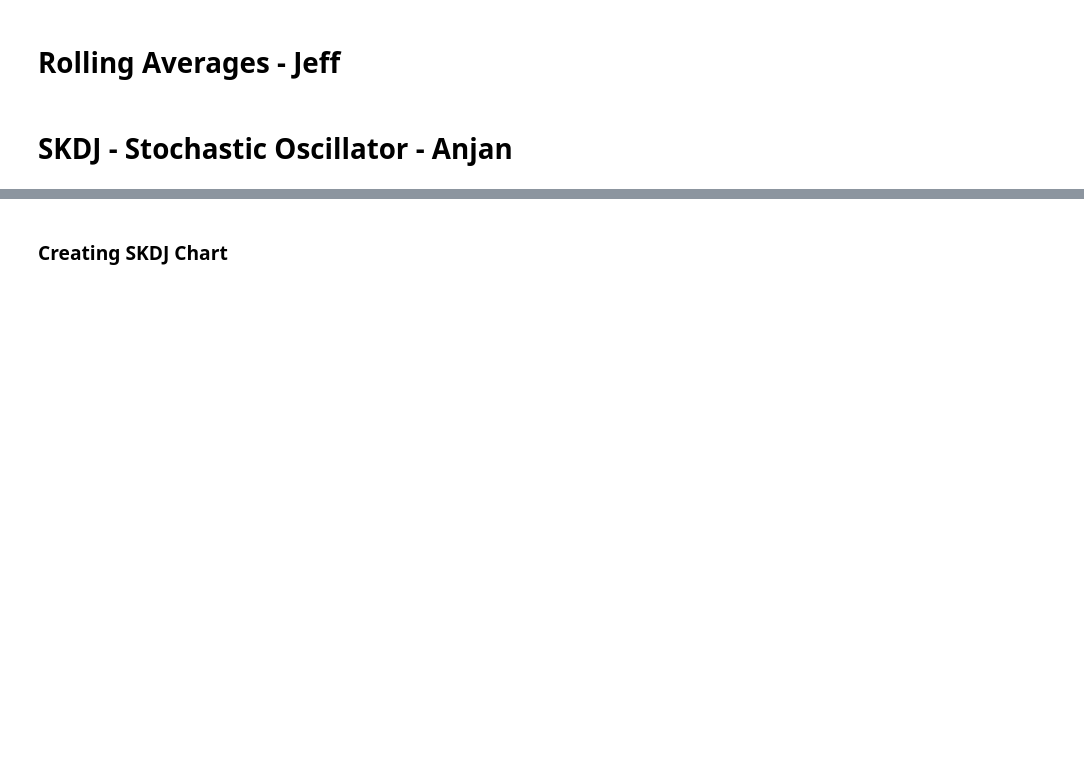
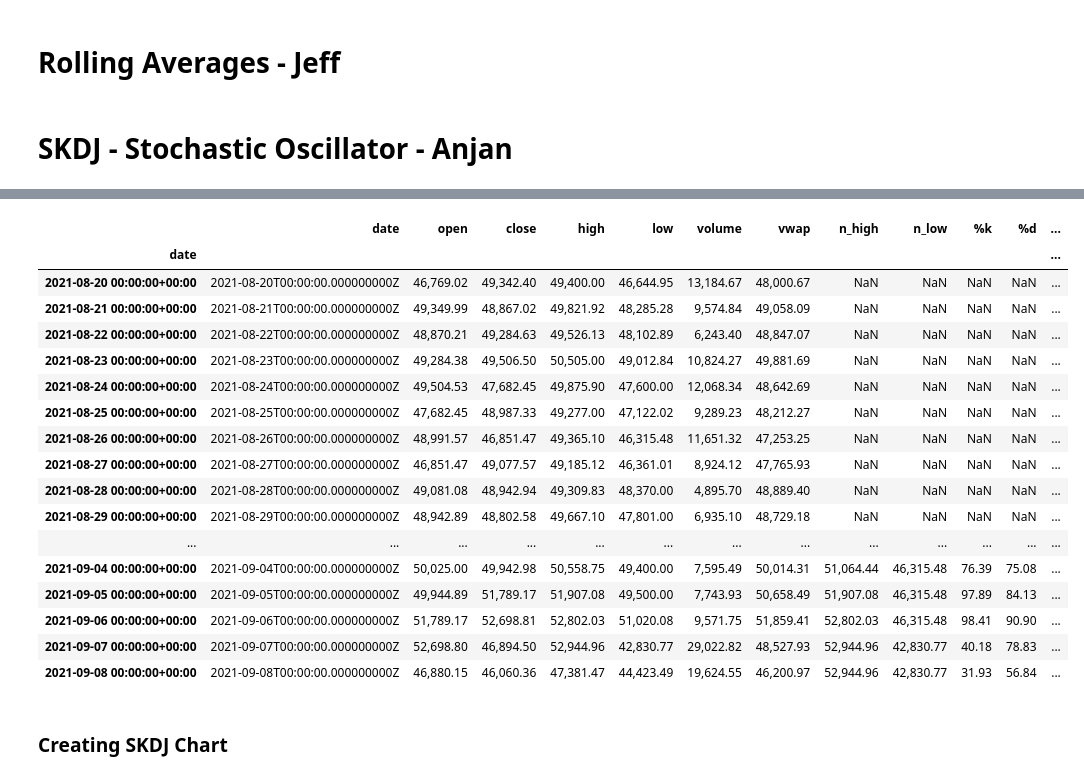
Before and after one commit to jeffreycfwang/p1t3, a Jupyter notebook: V_Wap.ipynb, the cells around one changed output, grey strips where cells are left out. Cells and saved outputs as stored; diff of their text form; code cells hidden in the pictures; blank space fills up the shorter version.

```diff
--- a/V_Wap.ipynb
+++ b/V_Wap.ipynb
@@ -171,38 +228,73 @@ skdj_df.head()
 #     signal = 0
 #     skdj_signal = []
 
 #     for i in range(len(rsi)):
 #         if skdj_df['%k'][i] < 20: #When the calculated skdj is less than 20 creates a buy signal
 #             if signal != 1:
 #                 buy_price.append(prices[i])
 #                 sell_price.append(np.nan)
 #                 signal = 1
-#                 rsi_signal.append(signal) #A value of 1 would reflect the signal to buy
+#                 skdj_signal.append(signal) #A value of 1 would reflect the signal to buy
 #             else:
 #                 buy_price.append(np.nan)
 #                 sell_price.append(np.nan)
 #                 signal = 0
-#                 rsi_signal.append(0) #A value of 0 reflects a neautral postion
+#                 skdj_signal.append(0) #A value of 0 reflects a neautral postion
 
 #         elif skdj_df['rsi_14'][i] > 70: #When the calculted rsi is greater than 70 creates a sell signal
 #             if signal != -1:
 #                 buy_price.append(np.nan)
 #                 sell_price.append(prices[i])
 #                 signal = -1
-#                 rsi_signal.append(signal) #A value of -1 would refelct a signal to sell
+#                 skdj_signal.append(signal) #A value of -1 would refelct a signal to sell
 
 #             else:
 #                 buy_price.append(np.nan)
 #                 sell_price.append(np.nan)
 #                 signal = 0
-#                 rsi_signal.append(0)
+#                 skdj_signal.append(0)
 #         else:
 #             buy_price.append(np.nan)
 #             sell_price.append(np.nan)
-#             rsi_signal.append(0)
+#             skdj_signal.append(0)
 
 
 #     return buy_price, sell_price, rsi_signal
+
+
+#BUY // SELL INDICATORS
+
+# append upper sell limit
+skdj_df["sell_limit"] = 80
+
+# append lower buy limit
+skdj_df["buy_limit"] = 20
+
+# append buy / sell signal
+skdj_df.loc[skdj_df['%k'] < .5, 'skdj_signal'] = 1
+skdj_df.loc[skdj_df['%k'] > 4, 'skdj_signal'] = -1
+skdj_df.loc[skdj_df['%k'].between(.5, 4) , 'skdj_signal'] = 0
+
+skdj_df.head(20)
+# %% [output]
+|  | date | open | close | high | low | volume | vwap | n_high | n_low | %k | %d | ... |
+| date |  |  |  |  |  |  |  |  |  |  |  | ... |
+| 2021-08-20 00:00:00+00:00 | 2021-08-20T00:00:00.000000000Z | 46,769.02 | 49,342.40 | 49,400.00 | 46,644.95 | 13,184.67 | 48,000.67 | NaN | NaN | NaN | NaN | ... |
+| 2021-08-21 00:00:00+00:00 | 2021-08-21T00:00:00.000000000Z | 49,349.99 | 48,867.02 | 49,821.92 | 48,285.28 | 9,574.84 | 49,058.09 | NaN | NaN | NaN | NaN | ... |
+| 2021-08-22 00:00:00+00:00 | 2021-08-22T00:00:00.000000000Z | 48,870.21 | 49,284.63 | 49,526.13 | 48,102.89 | 6,243.40 | 48,847.07 | NaN | NaN | NaN | NaN | ... |
+| 2021-08-23 00:00:00+00:00 | 2021-08-23T00:00:00.000000000Z | 49,284.38 | 49,506.50 | 50,505.00 | 49,012.84 | 10,824.27 | 49,881.69 | NaN | NaN | NaN | NaN | ... |
+| 2021-08-24 00:00:00+00:00 | 2021-08-24T00:00:00.000000000Z | 49,504.53 | 47,682.45 | 49,875.90 | 47,600.00 | 12,068.34 | 48,642.69 | NaN | NaN | NaN | NaN | ... |
+| 2021-08-25 00:00:00+00:00 | 2021-08-25T00:00:00.000000000Z | 47,682.45 | 48,987.33 | 49,277.00 | 47,122.02 | 9,289.23 | 48,212.27 | NaN | NaN | NaN | NaN | ... |
+| 2021-08-26 00:00:00+00:00 | 2021-08-26T00:00:00.000000000Z | 48,991.57 | 46,851.47 | 49,365.10 | 46,315.48 | 11,651.32 | 47,253.25 | NaN | NaN | NaN | NaN | ... |
+| 2021-08-27 00:00:00+00:00 | 2021-08-27T00:00:00.000000000Z | 46,851.47 | 49,077.57 | 49,185.12 | 46,361.01 | 8,924.12 | 47,765.93 | NaN | NaN | NaN | NaN | ... |
+| 2021-08-28 00:00:00+00:00 | 2021-08-28T00:00:00.000000000Z | 49,081.08 | 48,942.94 | 49,309.83 | 48,370.00 | 4,895.70 | 48,889.40 | NaN | NaN | NaN | NaN | ... |
+| 2021-08-29 00:00:00+00:00 | 2021-08-29T00:00:00.000000000Z | 48,942.89 | 48,802.58 | 49,667.10 | 47,801.00 | 6,935.10 | 48,729.18 | NaN | NaN | NaN | NaN | ... |
+| ... | ... | ... | ... | ... | ... | ... | ... | ... | ... | ... | ... | ... |
+| 2021-09-04 00:00:00+00:00 | 2021-09-04T00:00:00.000000000Z | 50,025.00 | 49,942.98 | 50,558.75 | 49,400.00 | 7,595.49 | 50,014.31 | 51,064.44 | 46,315.48 | 76.39 | 75.08 | ... |
+| 2021-09-05 00:00:00+00:00 | 2021-09-05T00:00:00.000000000Z | 49,944.89 | 51,789.17 | 51,907.08 | 49,500.00 | 7,743.93 | 50,658.49 | 51,907.08 | 46,315.48 | 97.89 | 84.13 | ... |
+| 2021-09-06 00:00:00+00:00 | 2021-09-06T00:00:00.000000000Z | 51,789.17 | 52,698.81 | 52,802.03 | 51,020.08 | 9,571.75 | 51,859.41 | 52,802.03 | 46,315.48 | 98.41 | 90.90 | ... |
+| 2021-09-07 00:00:00+00:00 | 2021-09-07T00:00:00.000000000Z | 52,698.80 | 46,894.50 | 52,944.96 | 42,830.77 | 29,022.82 | 48,527.93 | 52,944.96 | 42,830.77 | 40.18 | 78.83 | ... |
+| 2021-09-08 00:00:00+00:00 | 2021-09-08T00:00:00.000000000Z | 46,880.15 | 46,060.36 | 47,381.47 | 44,423.49 | 19,624.55 | 46,200.97 | 52,944.96 | 42,830.77 | 31.93 | 56.84 | ... |
 # %% [markdown]
 ### Creating SKDJ Chart
 # %%
```
Also changed, not shown: parts of 7 cells of this notebook.
